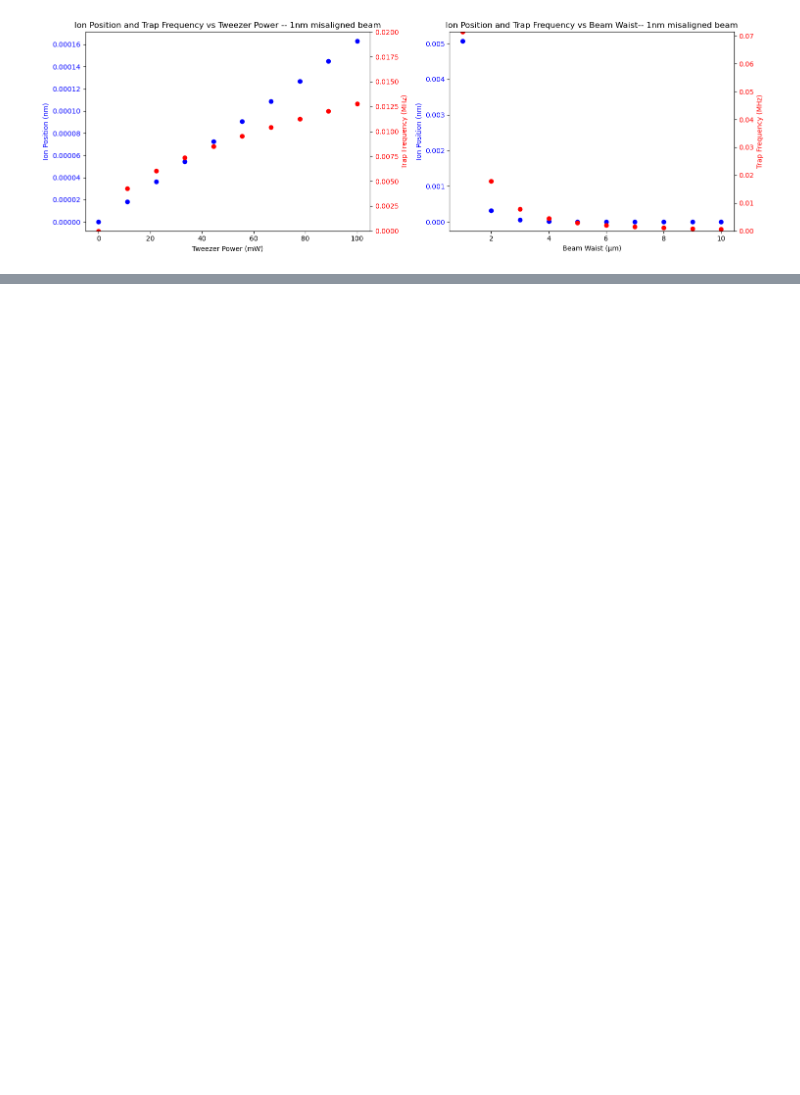
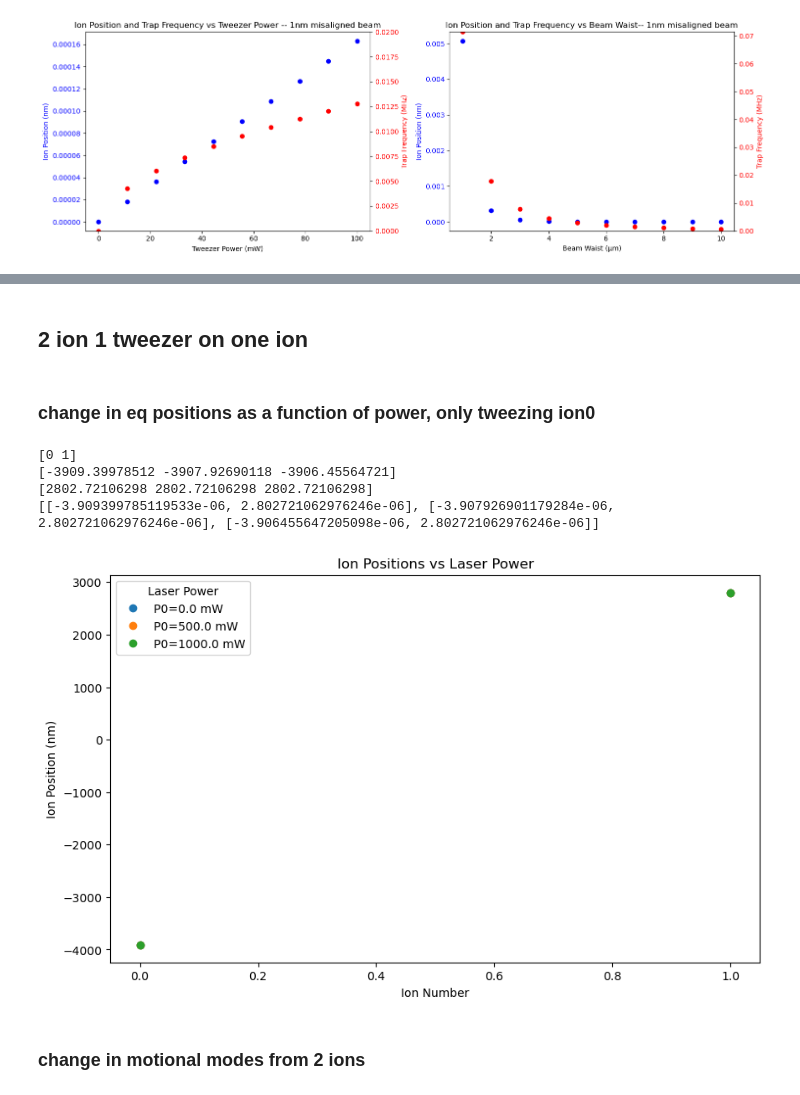
Before and after one commit to SQRLab/BladeRunner, a Jupyter notebook: Tweezers/TweezerFigures.ipynb, the cells around one changed output, grey strips where cells are left out. Saved outputs shown, nothing was run; the diff lists cells and outputs as text; code cells hidden in the pictures; blank space fills up the shorter version.

```diff
--- a/Tweezers/TweezerFigures.ipynb
+++ b/Tweezers/TweezerFigures.ipynb
@@ -387,0 +426,57 @@ array([0.00000000e+00, 1.11111111e-07, 2.22222222e-07, 3.33333333e-07,
+# %% [markdown]
+## 2 ion 1 tweezer on one ion
+# %% [markdown]
+### change in eq positions as a function of power, only tweezing ion0
+# %%
+N = 2
+tweezed_ion = 0
+ion_number = np.arange(0,N)
+print(ion_number)
+
+# First plot: P0 vs Ion Position
+positions21 = []
+positions22 = []
+positions_by_p = []
+omega_tw_radial1 = []
+beam_waist_fixed = 5e-6 #arbitrarily picking a beam waist of 5 um
+displacement = 1e-9 #arbitrarily picking a displacement of 1 nm
+P0_values = np.linspace(0, 1000, 3) * 1e-3 #going from 0 to 100 mW of power
+for p in P0_values:
+    omega_tw_radial = tweezer_optical_potential_to_trap_frequency(tweezer_wavelength,linewidths,omega_res,p,beam_waist_fixed,m)[0]
+    tweeze_on = fsolve(pot_derivative_with_tweeze, ionspacing[0],
+                       args=(omega_rf_axial, omega_tw_radial, tweezed_ion, displacement))
+    positions21.append(tweeze_on[0])
+    positions22.append(tweeze_on[1])
+    positions_by_p.append(list(tweeze_on))
+    omega_tw_radial1.append(omega_tw_radial)
+positions21 = np.array(positions21) * 1e9
+positions22 = np.array(positions22) * 1e9
+freq_tw_radial1 = np.array(omega_tw_radial1) * 1e-6/(2*pi)
+print(positions21)
+print(positions22)
+print(positions_by_p)
+
+fig, ax = plt.subplots(figsize=(10, 6))
+# Loop through the positions and plot for each P0 value
+for i, positions in enumerate(positions_by_p):
+    ax.plot(
+        ion_number,
+        np.array(positions) * 1e9,  # Convert positions to nm
+        'o',  # Line and point marker
+        label=f'P0={P0_values[i]*1e3:.1f} mW'  # Label with power
+    )
+
+# Labeling
+plt.ylabel('Ion Position (nm)')
+plt.xlabel('Ion Number')
+plt.title('Ion Positions vs Laser Power')
+plt.legend(title='Laser Power')
+plt.show()
+# %% [output]
+[0 1]
+[-3909.39978512 -3907.92690118 -3906.45564721]
+[2802.72106298 2802.72106298 2802.72106298]
+[[-3.909399785119533e-06, 2.802721062976246e-06], [-3.907926901179284e-06, 2.802721062976246e-06], [-3.906455647205098e-06, 2.802721062976246e-06]]
+[figure, added]
+# %% [markdown]
+### change in motional modes from 2 ions
```
Also changed, not shown: parts of 7 cells of this notebook.
